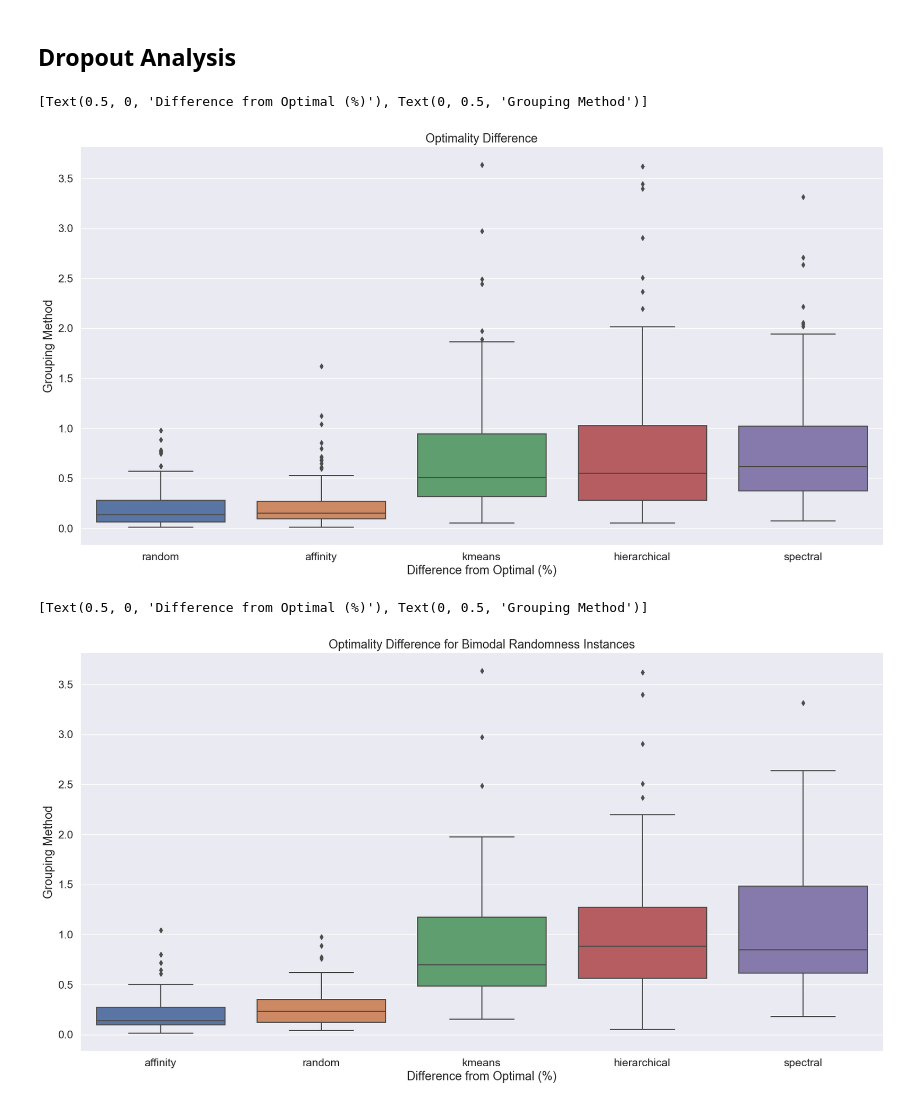
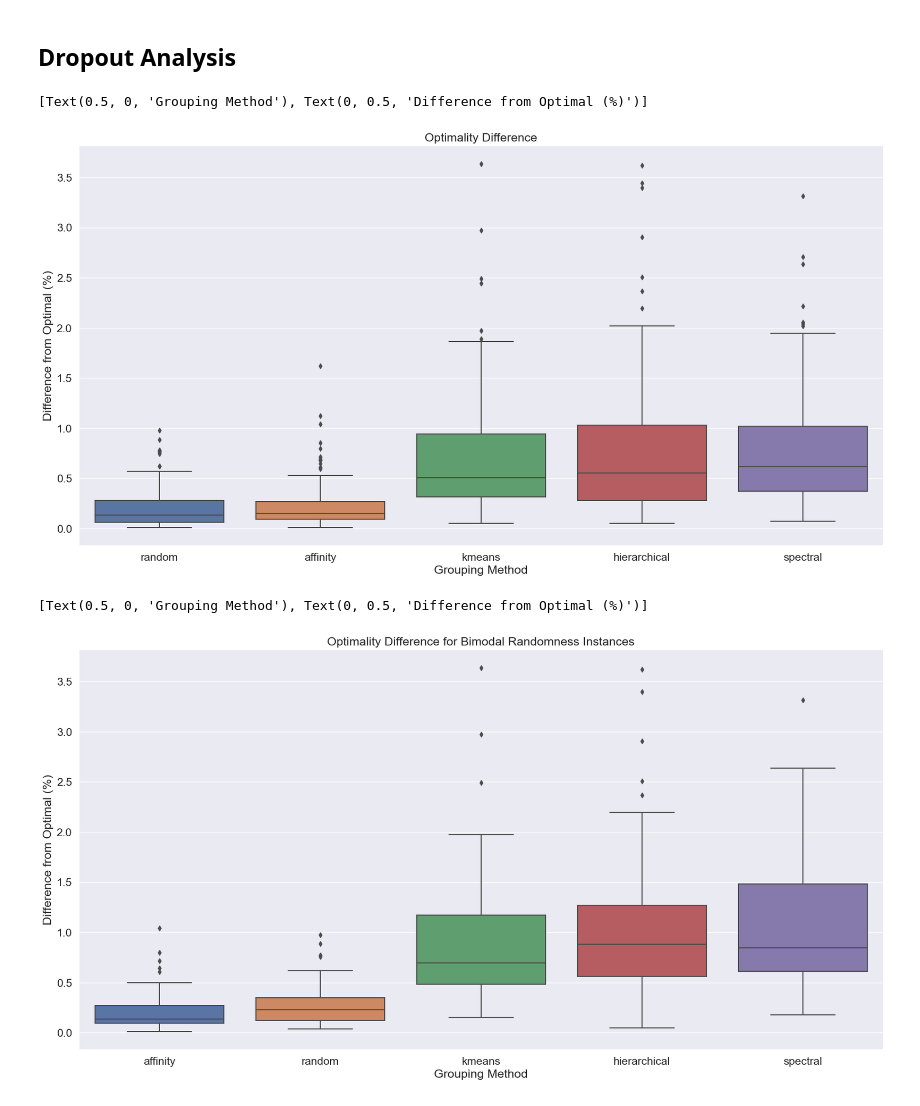
Before and after one commit to upadhyan/Clustering-in-Benders, a Jupyter notebook: notebooks/data_analysis.ipynb, the cells around one changed output. Cells and saved outputs as stored; diff of their text form; code cells hidden in the pictures.

```diff
--- a/notebooks/data_analysis.ipynb
+++ b/notebooks/data_analysis.ipynb
@@ -149,16 +149,16 @@ dropout_data['gap_perc'] = (dropout_data['true_obj_val'] - dropout_data['obj_val
 # %%
 order_df = dropout_data[['grouping_method','gap_perc']]
 order_df = order_df.groupby(by = 'grouping_method').mean()
 order_df = order_df.sort_values(by = 'gap_perc')
 order = order_df.index
 fig, ax = plt.subplots()
 fig.set_size_inches(20,10)
 plot = sns.boxplot(data = dropout_data, x = 'grouping_method', y = 'gap_perc', ax = ax, order = order)
 plot.set(title='Optimality Difference')
-plot.set(xlabel='Difference from Optimal (%)', ylabel='Grouping Method')
+plot.set(xlabel='Grouping Method', ylabel='Difference from Optimal (%)')
 # %% [output]
-[Text(0.5, 0, 'Difference from Optimal (%)'), Text(0, 0.5, 'Grouping Method')]
+[Text(0.5, 0, 'Grouping Method'), Text(0, 0.5, 'Difference from Optimal (%)')]
-[figure, old version]
+[figure, new version]
 # %%
 subset = dropout_data[dropout_data['distribution'] == 'multipeak']
 order_df = subset[['grouping_method','gap_perc']]
@@ -169,10 +169,10 @@ fig, ax = plt.subplots()
 fig.set_size_inches(20,10)
 plot = sns.boxplot(data = subset, x = 'grouping_method', y = 'gap_perc', ax = ax, order = order)
 plot.set(title='Optimality Difference for Bimodal Randomness Instances')
-plot.set(xlabel='Difference from Optimal (%)', ylabel='Grouping Method')
+plot.set(xlabel='Grouping Method', ylabel='Difference from Optimal (%)')
 # %% [output]
-[Text(0.5, 0, 'Difference from Optimal (%)'), Text(0, 0.5, 'Grouping Method')]
+[Text(0.5, 0, 'Grouping Method'), Text(0, 0.5, 'Difference from Optimal (%)')]
-[figure, old version]
+[figure, new version]
 # %%
 subset = dropout_data[dropout_data['distribution'] == 'uniform']
 order_df = subset[['grouping_method','gap_perc']]
```
Also changed, not shown: parts of 8 cells of this notebook, 19 other files.
